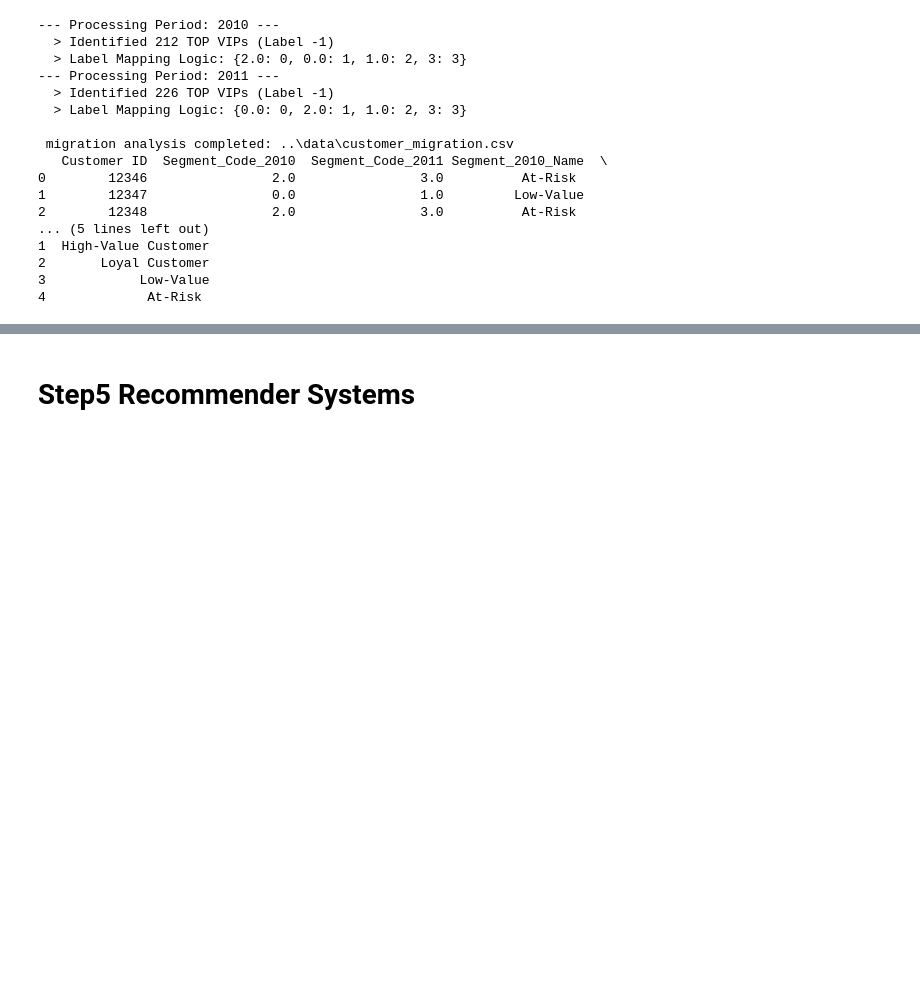
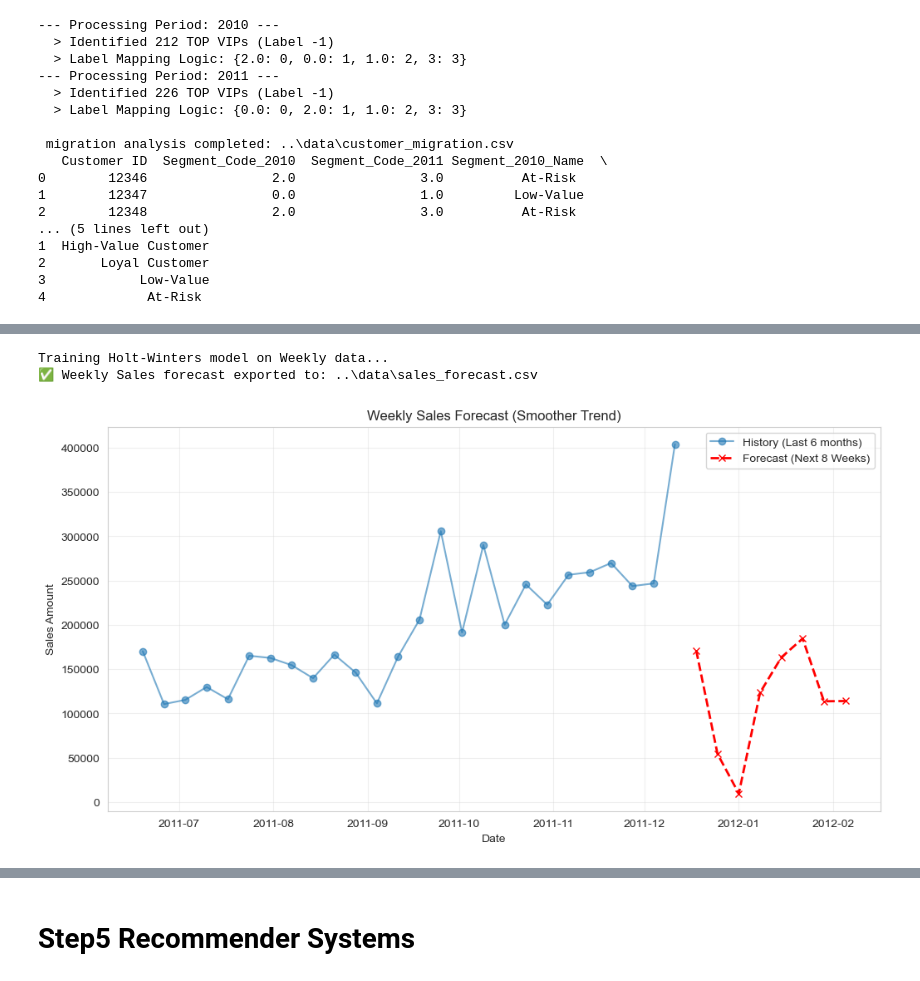
Before and after one commit to user-w-ui/Online-Retail-Analysis, a Jupyter notebook: code/02_Modeling_Analysis.ipynb, the cells around one changed output, grey strips where cells are left out. Cells and saved outputs as stored; diff of their text form; code cells hidden in the pictures; blank space fills up the shorter version.

```diff
--- a/code/02_Modeling_Analysis.ipynb
+++ b/code/02_Modeling_Analysis.ipynb
@@ -788,0 +871,80 @@ print(migration_final.head())
+# %%
+import pandas as pd
+import matplotlib.pyplot as plt
+from statsmodels.tsa.holtwinters import ExponentialSmoothing
+import os
+
+# ---------------------------------------------------------
+# 1. 数据准备 (Data Preparation) - 改为按【周】汇总
+# ---------------------------------------------------------
+# 改为 Weekly (周) 数据可以消除短期噪音，看到更真实的业务趋势。
+
+if 'TotalPrice' not in df_clean.columns:
+    df_clean['TotalPrice'] = df_clean['Quantity'] * df_clean['Price']
+
+# 确保时间列格式正确
+df_clean['InvoiceDate'] = pd.to_datetime(df_clean['InvoiceDate'])
+
+# Resample to Weekly ('W')
+# 只取所需的列进行重采样，避免对整个大表操作
+weekly_sales = df_clean.set_index('InvoiceDate')['TotalPrice'].resample('W').sum()
+
+# ---------------------------------------------------------
+# 2. 模型训练 (Model Training)
+# ---------------------------------------------------------
+print("Training Holt-Winters model on Weekly data...")
+
+# trend='add': 保持线性增长趋势
+# seasonal='add': 允许季节性波动
+# seasonal_periods=52: 假设每年有一个业务周期，这比7天周期看起来更自然
+model = ExponentialSmoothing(
+    weekly_sales,
+    trend='add',
+    seasonal='add',
+    seasonal_periods=52
+).fit()
+
+# ---------------------------------------------------------
+# 3. 预测未来 (Forecasting)
+# ---------------------------------------------------------
+# 预测未来 8 周 (约等于 2 个月)
+forecast_weeks = 8
+forecast_values = model.forecast(forecast_weeks)
+
+# ---------------------------------------------------------
+# 4. 导出 (Export)
+# ---------------------------------------------------------
+forecast_df = pd.DataFrame({
+    'Date': forecast_values.index,
+    'Predicted_Sales': forecast_values.values,
+    'Lower_Bound': 0,
+    'Upper_Bound': 0
+})
+
+output_dir = os.path.join('..', 'data')
+if not os.path.exists(output_dir):
+    os.makedirs(output_dir)
+
+# 仍然保存为 sales_forecast.csv
+sales_forecast_path = os.path.join(output_dir, 'sales_forecast.csv')
+forecast_df.to_csv(sales_forecast_path, index=False)
+
+print(f"✅ Weekly Sales forecast exported to: {sales_forecast_path}")
+
+# 画图：只画最近半年和未来预测，让趋势更清晰
+plt.figure(figsize=(12, 6))
+# 历史数据画最后26周（半年）
+plt.plot(weekly_sales.index[-26:], weekly_sales.values[-26:], label='History (Last 6 months)', marker='o', alpha=0.6)
+# 预测数据
+plt.plot(forecast_df['Date'], forecast_df['Predicted_Sales'], label='Forecast (Next 8 Weeks)', color='red', linestyle='--', marker='x', linewidth=2)
+
+plt.legend()
+plt.title("Weekly Sales Forecast (Smoother Trend)")
+plt.xlabel("Date")
+plt.ylabel("Sales Amount")
+plt.grid(True, alpha=0.3)
+plt.show()
+# %% [output]
+Training Holt-Winters model on Weekly data...
+✅ Weekly Sales forecast exported to: ..\data\sales_forecast.csv
+[figure, added]
```
Also changed, not shown: parts of 14 cells of this notebook.
